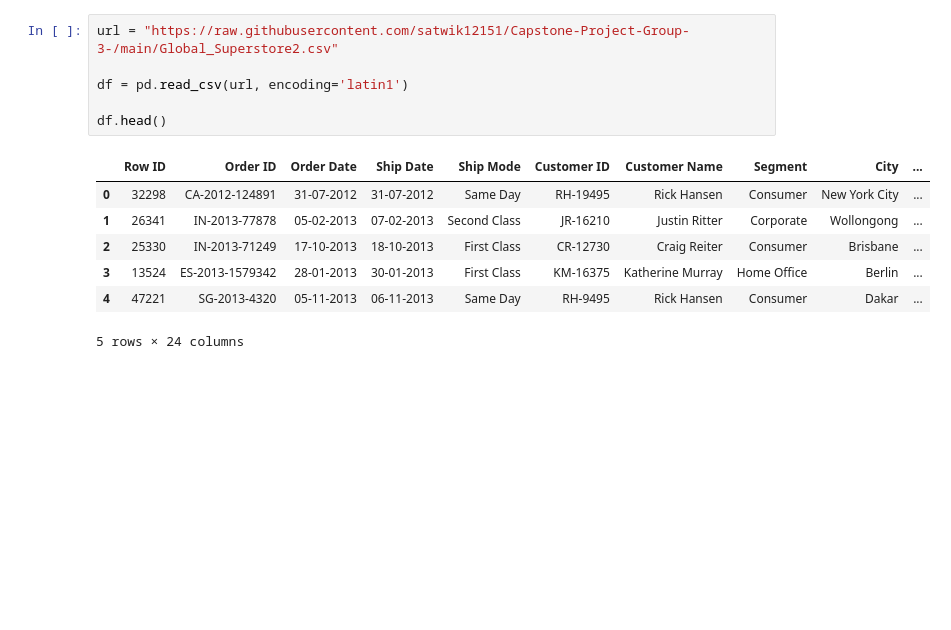
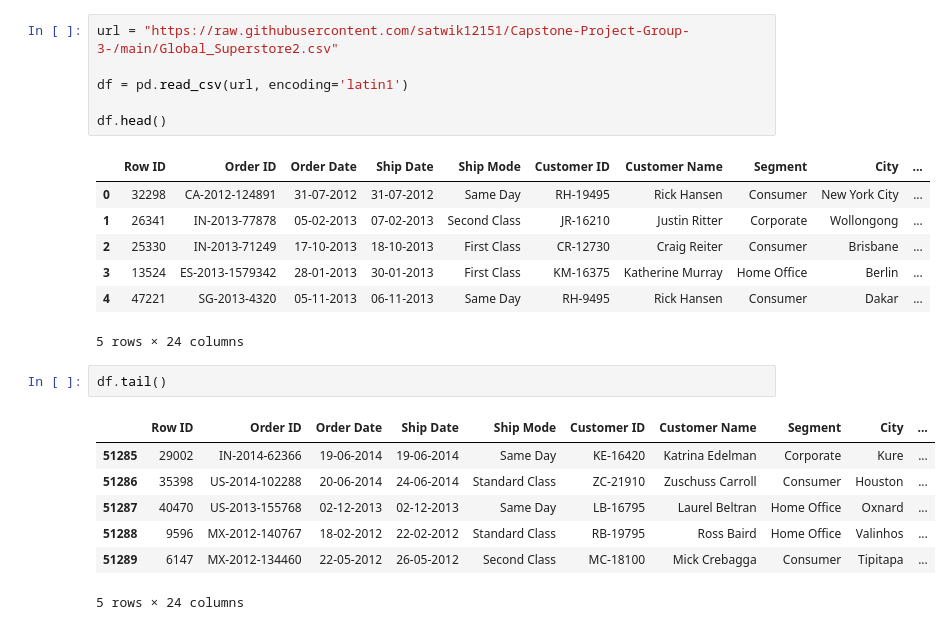
Before and after one commit to satwik12151/Capstone-Project-Group-3-, a Jupyter notebook: Capstone_Project_Group3.ipynb, the cells around one changed output. Drawn from its saved outputs; the diff is of its cells as text; blank space fills up the shorter version.

```diff
--- a/Capstone_Project_Group3.ipynb
+++ b/Capstone_Project_Group3.ipynb
@@ -23,3 +21,13 @@ df.head()
 | 3 | 13524 | ES-2013-1579342 | 28-01-2013 | 30-01-2013 | First Class | KM-16375 | Katherine Murray | Home Office | Berlin | ... |
 | 4 | 47221 | SG-2013-4320 | 05-11-2013 | 06-11-2013 | Same Day | RH-9495 | Rick Hansen | Consumer | Dakar | ... |
 5 rows × 24 columns
+# %%
+df.tail()
+# %% [output]
+|  | Row ID | Order ID | Order Date | Ship Date | Ship Mode | Customer ID | Customer Name | Segment | City | ... |
+| 51285 | 29002 | IN-2014-62366 | 19-06-2014 | 19-06-2014 | Same Day | KE-16420 | Katrina Edelman | Corporate | Kure | ... |
+| 51286 | 35398 | US-2014-102288 | 20-06-2014 | 24-06-2014 | Standard Class | ZC-21910 | Zuschuss Carroll | Consumer | Houston | ... |
+| 51287 | 40470 | US-2013-155768 | 02-12-2013 | 02-12-2013 | Same Day | LB-16795 | Laurel Beltran | Home Office | Oxnard | ... |
+| 51288 | 9596 | MX-2012-140767 | 18-02-2012 | 22-02-2012 | Standard Class | RB-19795 | Ross Baird | Home Office | Valinhos | ... |
+| 51289 | 6147 | MX-2012-134460 | 22-05-2012 | 26-05-2012 | Second Class | MC-18100 | Mick Crebagga | Consumer | Tipitapa | ... |
+5 rows × 24 columns
```
Also changed, not shown: parts of 9 cells of this notebook.
